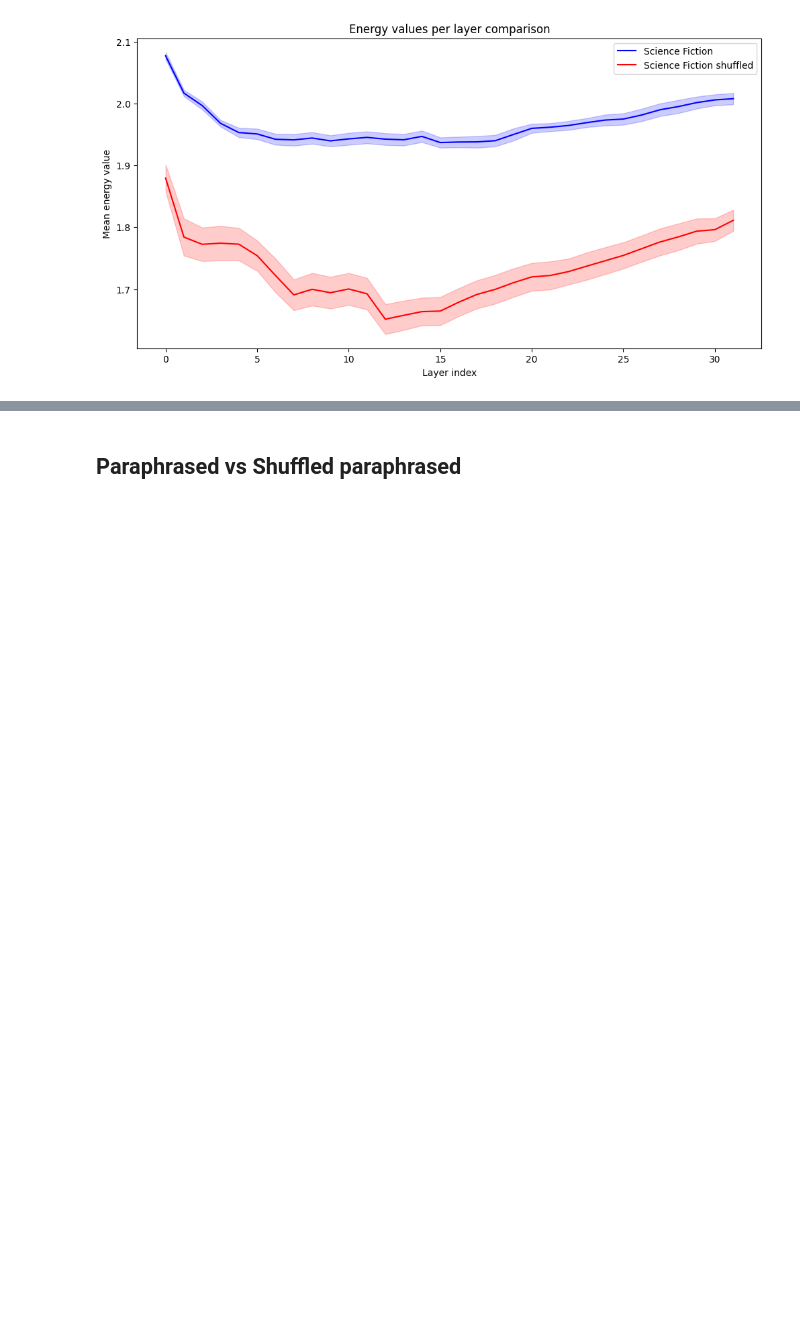
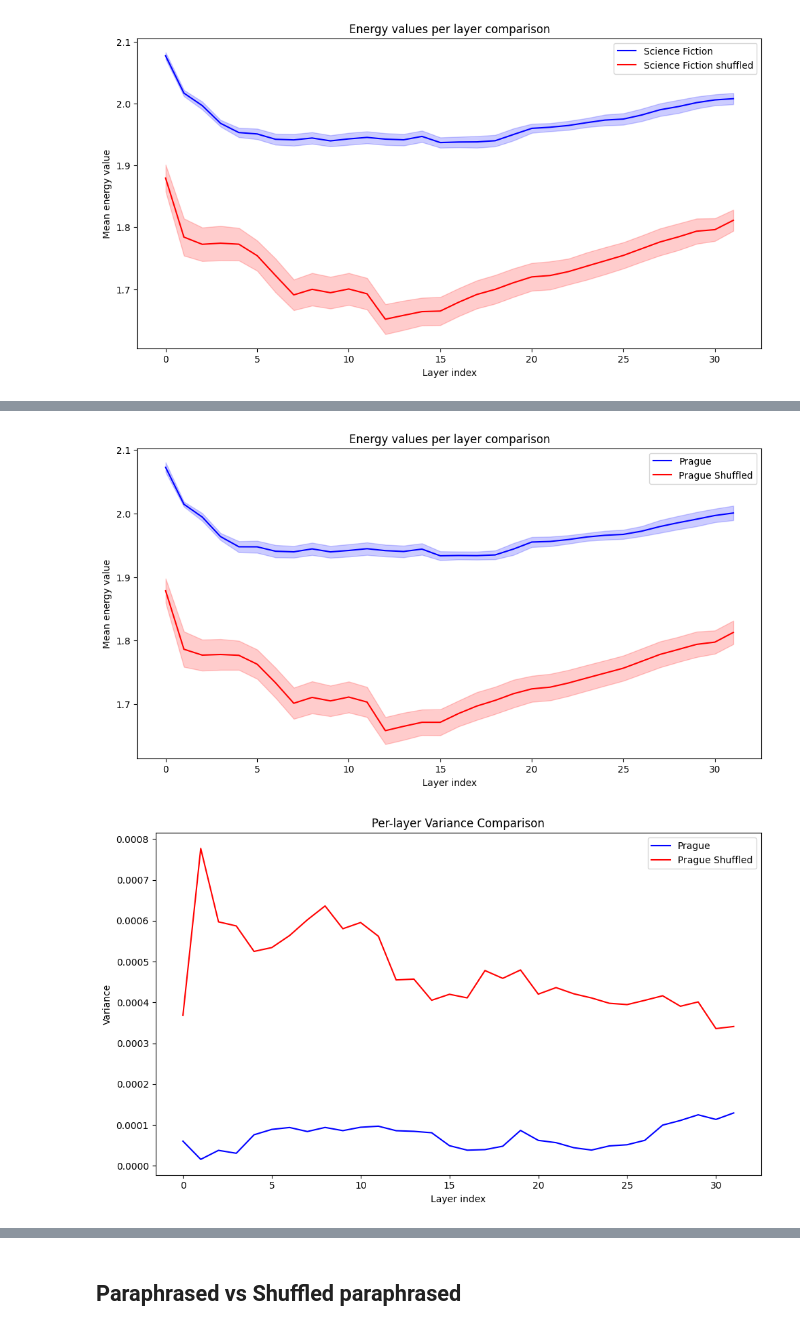
Before and after one commit to joaocnvdias/mech-i-coherence, a Jupyter notebook: vector-fields/development/layer-plot.ipynb, the cells around one changed output, grey strips where cells are left out. Cells and saved outputs as stored; diff of their text form; code cells hidden in the pictures; blank space fills up the shorter version.

```diff
--- a/vector-fields/development/layer-plot.ipynb
+++ b/vector-fields/development/layer-plot.ipynb
@@ -347,0 +508,9 @@ plt.show()
+# %%
+good_prague, bad_prague = gen_prompt_and_shuffle(prompt_type='generation', prompt_topic='prague', tokenizer=tokenizer, device=device, terminators=terminators, num_gens = 100)
+# %%
+prague_list = [("Prague", good_prague, "blue"),("Prague Shuffled", bad_prague, "red")]
+good_and_shuffle_plot(all_lists=prague_list)
+plot_layer_variance(all_lists=prague_list)
+# %% [output]
+[figure, added]
+[figure, added]
```
Also changed, not shown: parts of 10 cells of this notebook, 1 other file.
